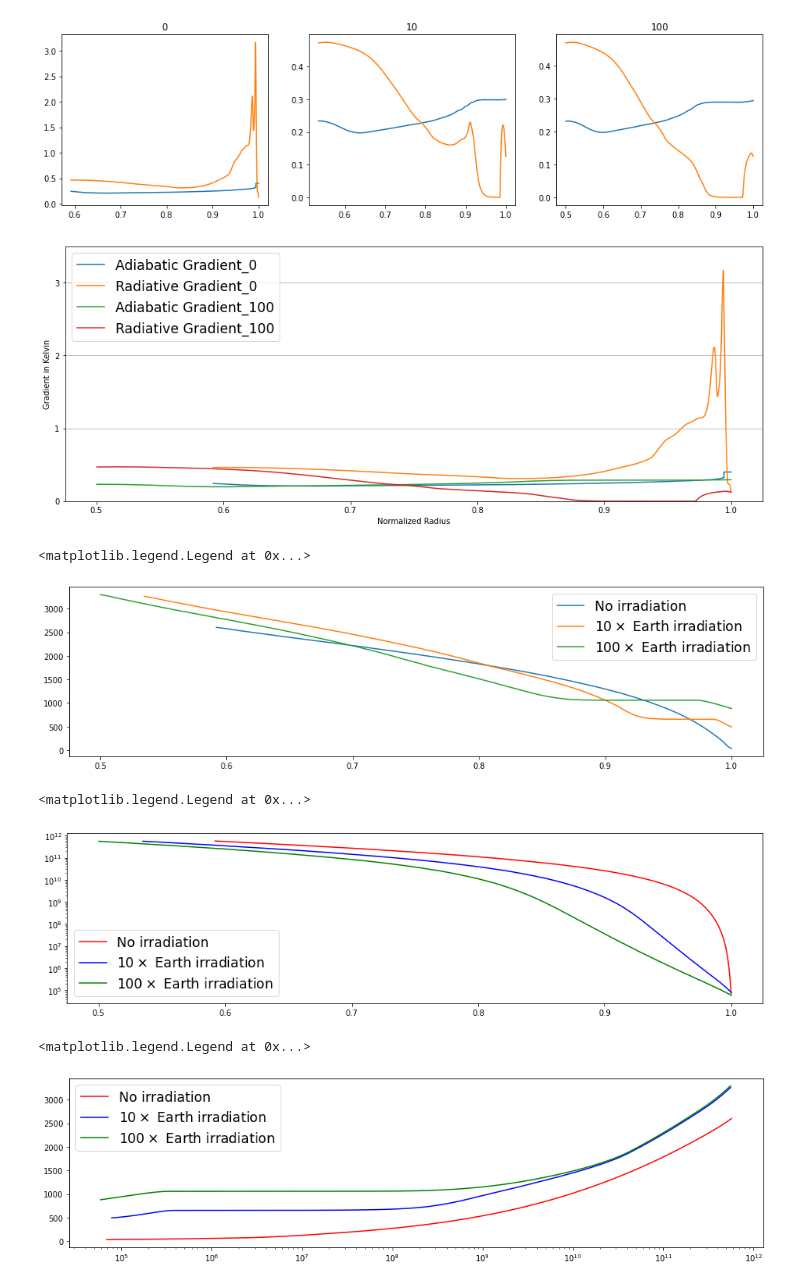
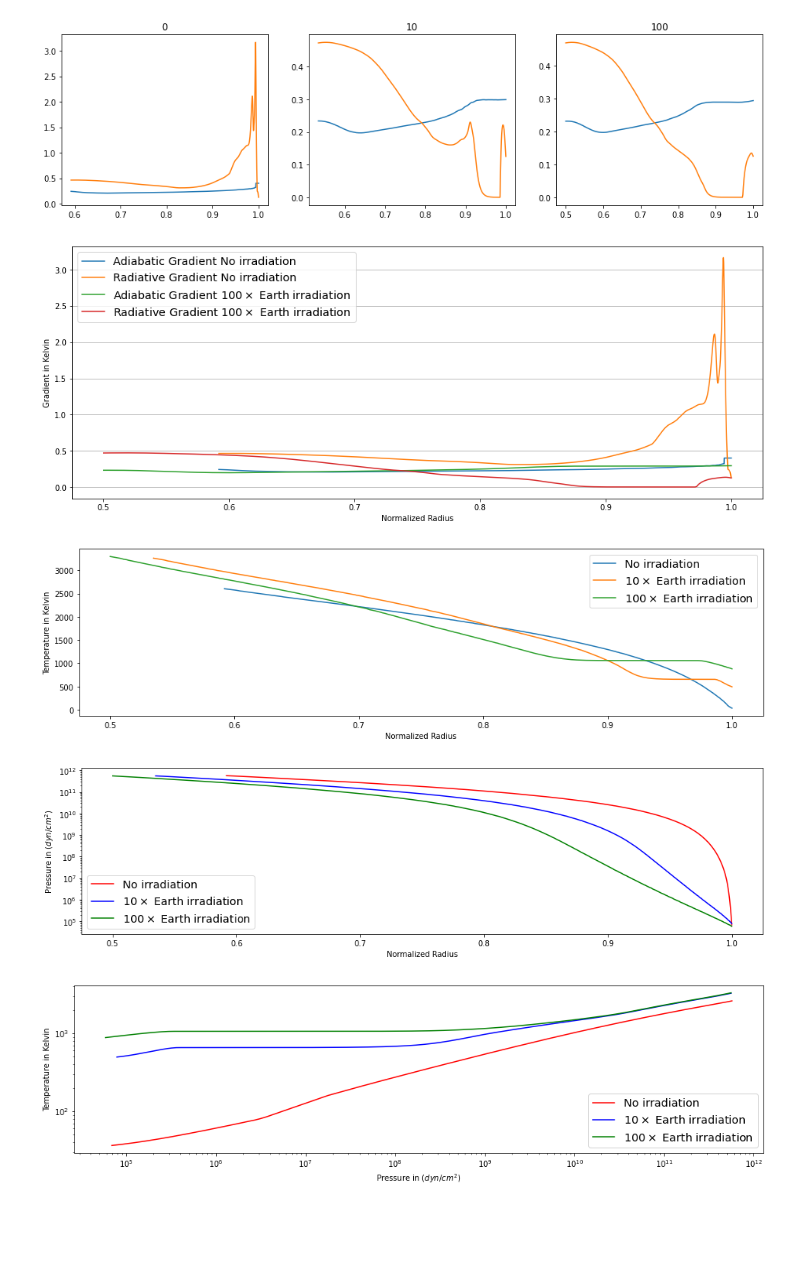
Before and after one commit to johnkou97/Exoplanet_project, a Jupyter notebook: Untitled.ipynb, the cells around one changed output. Drawn from its saved outputs; the diff is of its cells as text; code cells hidden in the pictures; blank space fills up the shorter version.

Commit message:
Fixing the plots

```diff
--- a/Untitled.ipynb
+++ b/Untitled.ipynb
@@ -418,31 +423,32 @@ ax3.title.set_text('100')
 [figure]
 # %%
 fig4, ax1=plt.subplots(1,1,figsize=[16,6])
-ax1.plot(prfl_m12_0.R/prfl_m12_0.R[0],prfl_m12_0.grada,label=r'Adiabatic Gradient_0')
-ax1.plot(prfl_m12_0.R/prfl_m12_0.R[0],prfl_m12_0.gradr,label=r'Radiative Gradient_0')
-ax1.plot(prfl_m12_100.R/prfl_m12_100.R[0],prfl_m12_100.grada,label=r'Adiabatic Gradient_100')
-ax1.plot(prfl_m12_100.R/prfl_m12_100.R[0],prfl_m12_100.gradr,label=r'Radiative Gradient_100')
+ax1.plot(prfl_m12_0.R/prfl_m12_0.R[0],prfl_m12_0.grada,label=r'Adiabatic Gradient No irradiation')
+ax1.plot(prfl_m12_0.R/prfl_m12_0.R[0],prfl_m12_0.gradr,label=r'Radiative Gradient No irradiation')
+ax1.plot(prfl_m12_100.R/prfl_m12_100.R[0],prfl_m12_100.grada,label=r'Adiabatic Gradient $100\times$ Earth irradiation')
+ax1.plot(prfl_m12_100.R/prfl_m12_100.R[0],prfl_m12_100.gradr,label=r'Radiative Gradient $100\times$ Earth irradiation')
 ax1.set_xlabel('Normalized Radius')
 ax1.set_ylabel('Gradient in Kelvin')
-ax1.set_ylim(0,3.5)
-ax1.set_yticks([0,1,2,3])
 ax1.grid(axis='y')
-ax1.legend(fontsize='xx-large')
+ax1.legend(fontsize='x-large')
 
-#plt.savefig('results/lab2_gradients.pdf')
+plt.savefig('results/lab2_gradients.pdf')
 plt.show()
 # %% [output]
-[figure, old version]
+[figure, new version]
 # %%
 fig5, ax1 = plt.subplots(1,1,figsize=[16,4])
 
 ax1.plot(prfl_m12_0.R/prfl_m12_0.R[0],prfl_m12_0.T,label=r'No irradiation')
 ax1.plot(prfl_m12_10.R/prfl_m12_10.R[0],prfl_m12_10.T,label=r'$10\times$ Earth irradiation')
 ax1.plot(prfl_m12_100.R/prfl_m12_100.R[0],prfl_m12_100.T,label=r'$100\times$ Earth irradiation')
-ax1.legend(fontsize='xx-large')
+ax1.set_xlabel('Normalized Radius')
+ax1.set_ylabel('Temperature in Kelvin')
+ax1.legend(fontsize='x-large')
+plt.savefig('results/lab2_T-R.pdf')
+plt.show()
 # %% [output]
-<matplotlib.legend.Legend at 0x...>
-[figure, old version]
+[figure, new version]
 # %%
 fig6, ax1 = plt.subplots(1,1,figsize=[16,4])
 
@@ -450,18 +456,26 @@ ax1.plot(prfl_m12_0.R/prfl_m12_0.R[0],prfl_m12_0.pressure,color='r',label=r'No i
 ax1.plot(prfl_m12_10.R/prfl_m12_10.R[0],prfl_m12_10.pressure,color='b',label=r'$10\times$ Earth irradiation')
 ax1.plot(prfl_m12_100.R/prfl_m12_100.R[0],prfl_m12_100.pressure,color='g',label=r'$100\times$ Earth irradiation')
 ax1.set_yscale('log')
-ax1.legend(fontsize='xx-large')
+ax1.set_xlabel('Normalized Radius')
+ax1.set_ylabel('Pressure in $(dyn/cm^2)$')
+ax1.legend(fontsize='x-large')
+plt.savefig('results/lab2_P-R.pdf')
+plt.show()
 # %% [output]
-<matplotlib.legend.Legend at 0x...>
-[figure, old version]
+[figure, new version]
 # %%
+#extra plot not needed
+
 fig, ax1 = plt.subplots(1,1,figsize=[16,4])
 
 ax1.plot(prfl_m12_0.pressure,prfl_m12_0.T,color='r',label=r'No irradiation')
 ax1.plot(prfl_m12_10.pressure,prfl_m12_10.T,color='b',label=r'$10\times$ Earth irradiation')
 ax1.plot(prfl_m12_100.pressure,prfl_m12_100.T,color='g',label=r'$100\times$ Earth irradiation')
 ax1.set_xscale('log')
-ax1.legend(fontsize='xx-large')
+ax1.set_yscale('log')
+ax1.set_ylabel('Temperature in Kelvin')
+ax1.set_xlabel('Pressure in $(dyn/cm^2)$')
+ax1.legend(fontsize='x-large')
+plt.show()
 # %% [output]
-<matplotlib.legend.Legend at 0x...>
-[figure, old version]
+[figure, new version]
```
Also changed, not shown: parts of 5 cells of this notebook, 6 other files.
